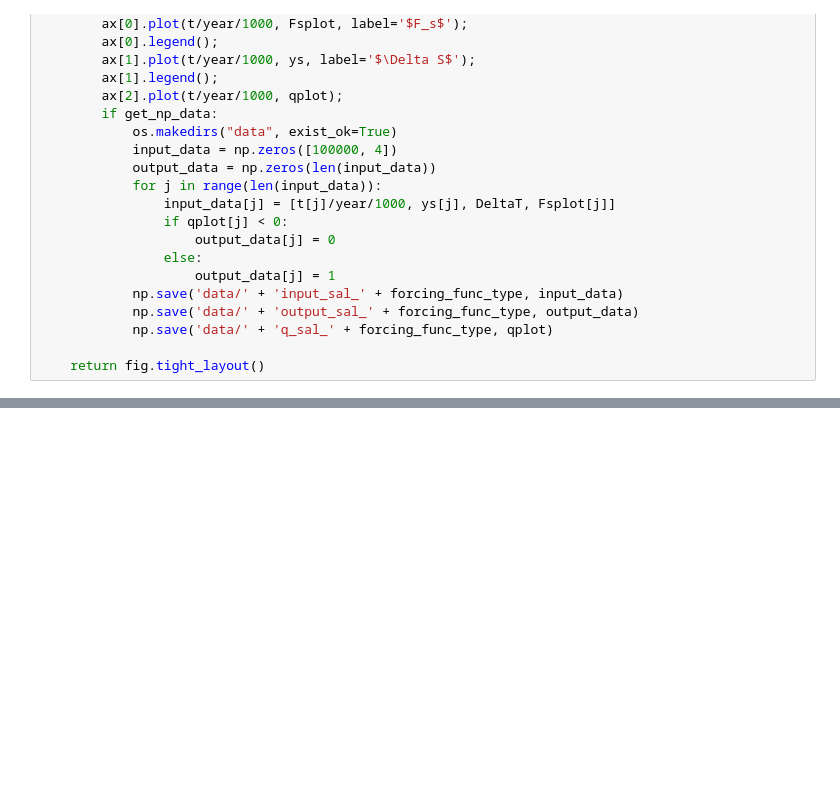
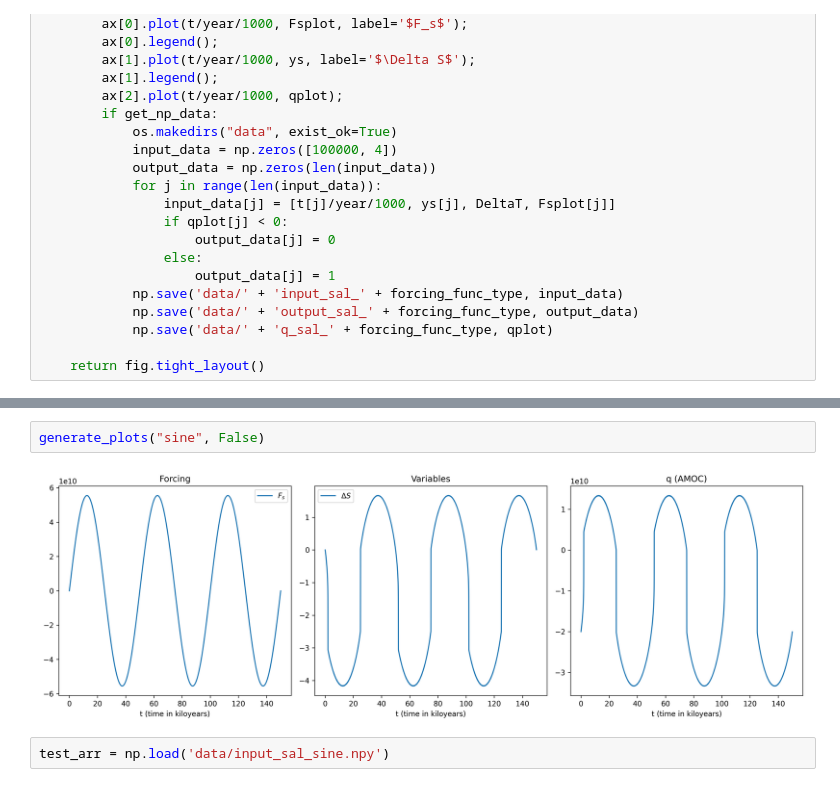
Before and after one commit to CompClimate/AMOC_XAI, a Jupyter notebook: generate_stommel_data.ipynb, the cells around one changed output, grey strips where cells are left out. Saved outputs shown, nothing was run; the diff lists cells and outputs as text; blank space fills up the shorter version.

```diff
--- a/generate_stommel_data.ipynb
+++ b/generate_stommel_data.ipynb
@@ -171,0 +168,6 @@ generate_plots("sine", True, True)
+# %%
+generate_plots("sine", False)
+# %% [output]
+[figure, added]
+# %%
+test_arr = np.load('data/input_sal_sine.npy')
```
Also changed, not shown: parts of 16 cells of this notebook, 2 other files.
